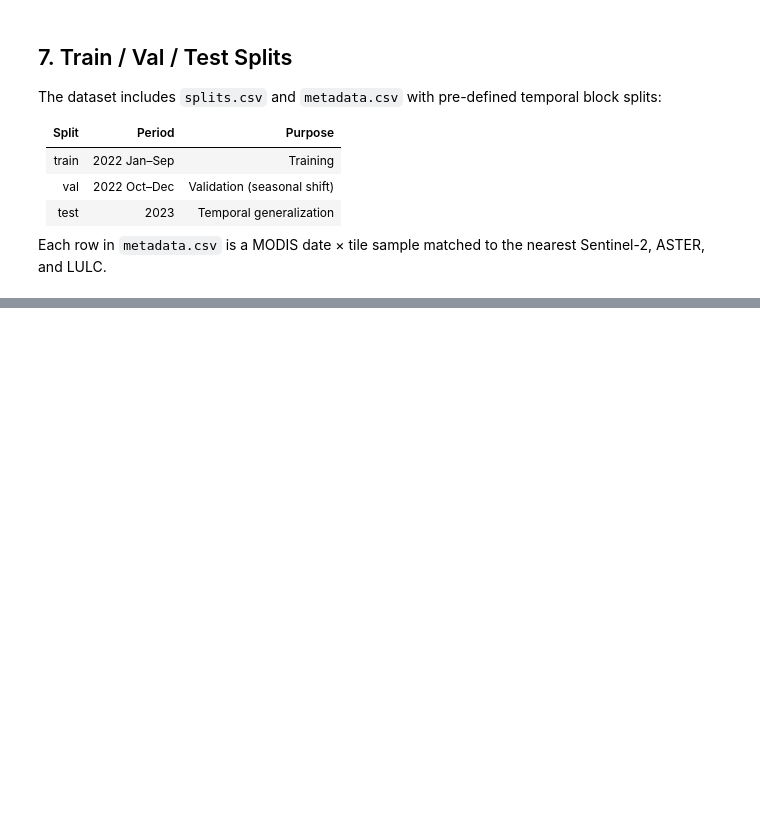
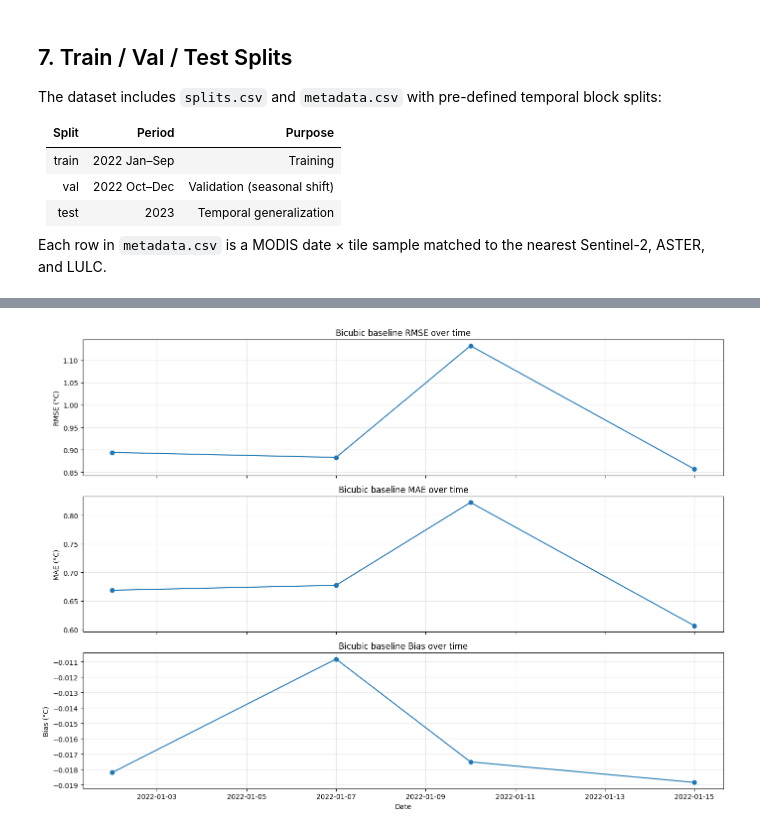
Before and after one commit to fresleven/downscaling, a Jupyter notebook: explore_data.ipynb, the cells around one changed output, grey strips where cells are left out. Cells and saved outputs as stored; diff of their text form; code cells hidden in the pictures; blank space fills up the shorter version.

```diff
--- a/explore_data.ipynb
+++ b/explore_data.ipynb
@@ -732,0 +1151,23 @@ print(f"\n{metadata.head()}")
+# %%
+# Pick one date to test first
+sample_date = '2022002'
+print('Testing sample MODIS date:', sample_date)
+
+clipped_lst, clipped_transform, clipped_crs = mosaic_and_clip_modis_for_date(
+    sample_date,
+    modis_index,
+    study_area,
+    use_qc=True
+)
+
+print('Clipped MODIS shape:', clipped_lst.shape)
+print('Clipped valid fraction:', np.sum(np.isfinite(clipped_lst)) / clipped_lst.size)
+
+result = run_bicubic_on_scene(clipped_lst, factor=5, min_valid_fraction=0.20)
+
+if result is None:
+    print('Scene skipped because too many invalid pixels.')
+else:
+    print(f"RMSE: {result['rmse']:.3f} °C")
+    print(f"MAE:  {result['mae']:.3f} °C")
+    print(f"Bias: {result['bias']:.3f} °C")
@@ -732,0 +1309,24 @@ print(f"\n{metadata.head()}")
+# %%
+if len(ok_df) > 0:
+    fig, axes = plt.subplots(3, 1, figsize=(14, 10), sharex=True)
+
+    axes[0].plot(ok_df['date'], ok_df['rmse'], marker='o')
+    axes[0].set_title('Bicubic baseline RMSE over time')
+    axes[0].set_ylabel('RMSE (°C)')
+    axes[0].grid(True, alpha=0.3)
+
+    axes[1].plot(ok_df['date'], ok_df['mae'], marker='o')
+    axes[1].set_title('Bicubic baseline MAE over time')
+    axes[1].set_ylabel('MAE (°C)')
+    axes[1].grid(True, alpha=0.3)
+
+    axes[2].plot(ok_df['date'], ok_df['bias'], marker='o')
+    axes[2].set_title('Bicubic baseline Bias over time')
+    axes[2].set_ylabel('Bias (°C)')
+    axes[2].set_xlabel('Date')
+    axes[2].grid(True, alpha=0.3)
+
+    plt.tight_layout()
+    plt.show()
+# %% [output]
+[figure, added]
```
Also changed, not shown: parts of 20 cells of this notebook.
